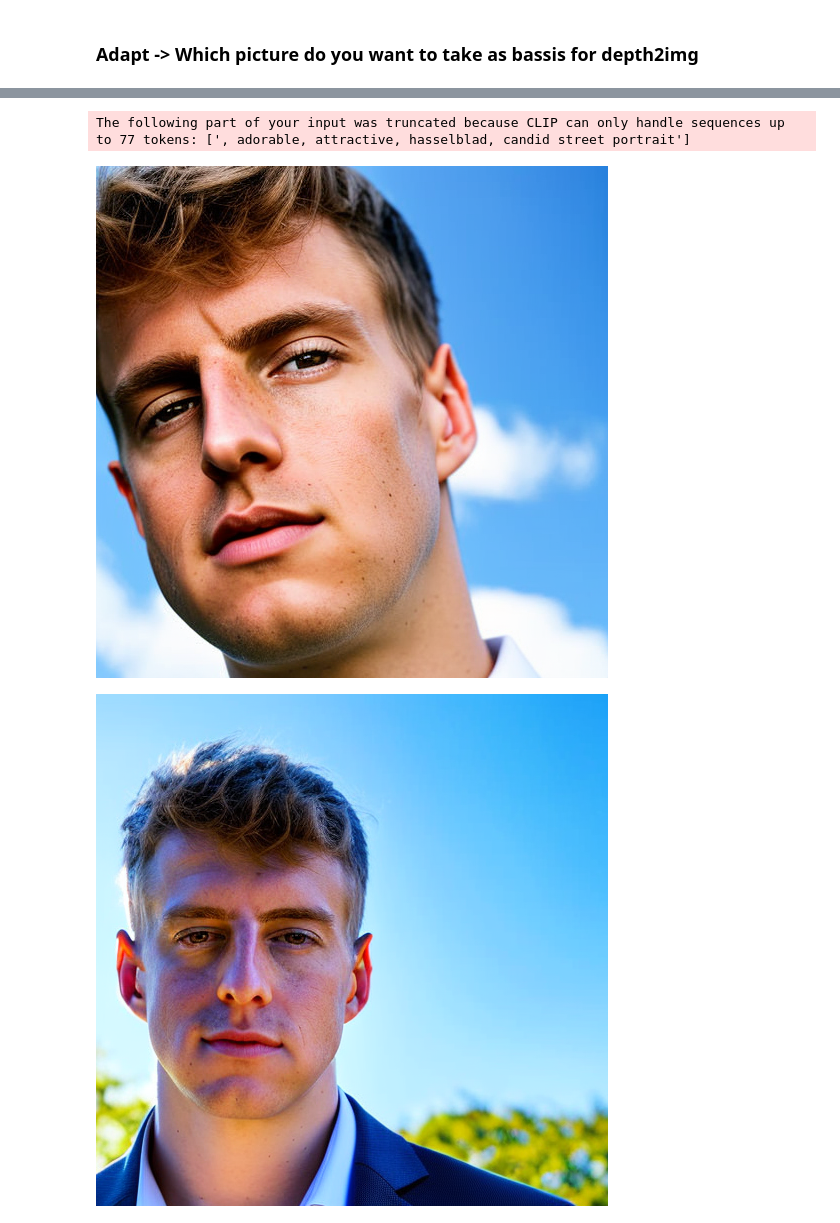
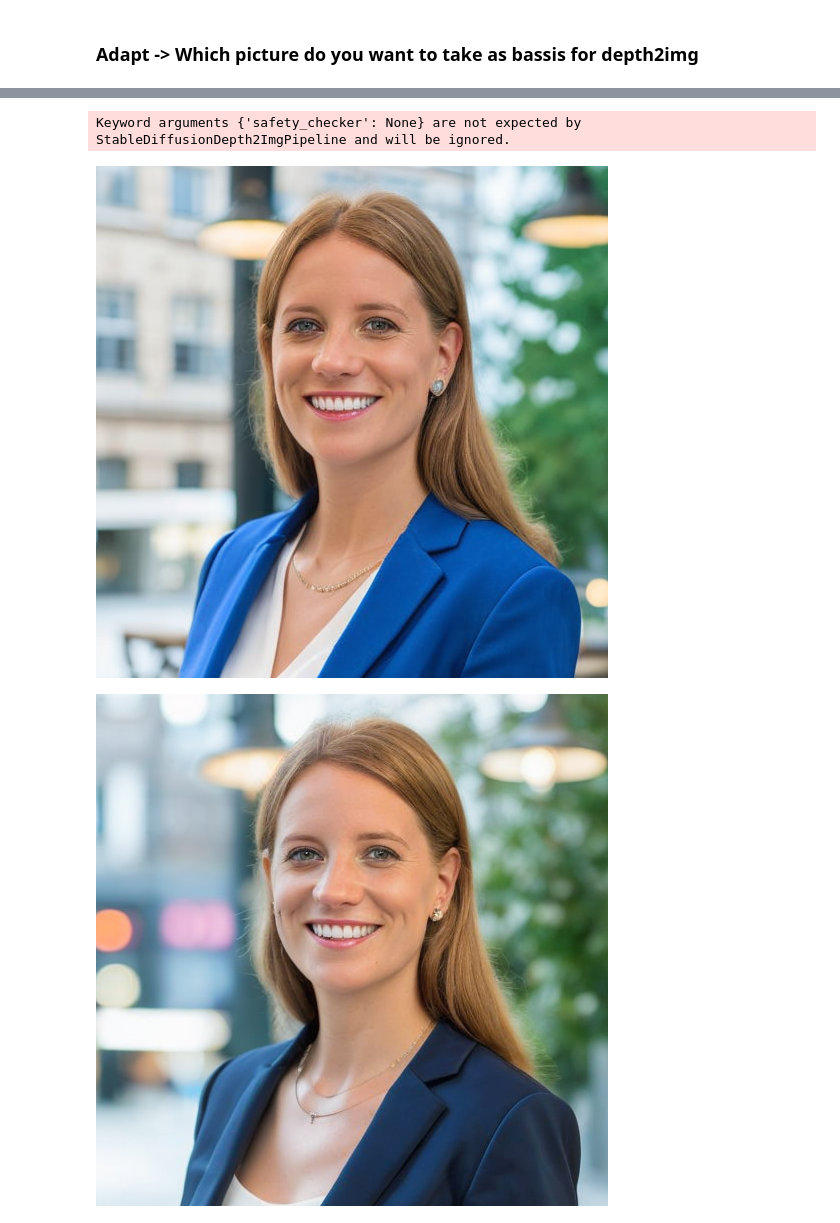
Before and after one commit to Jan-Oliver/profaile-pic-dev, a Jupyter notebook: Inference_Depth2Img.ipynb, the cells around one changed output, grey strips where cells are left out. Saved outputs shown, nothing was run; the diff lists cells and outputs as text; code cells hidden in the pictures.

Commit message:
add upscaling and adapt Depth2Img script.

```diff
--- a/Inference_Depth2Img.ipynb
+++ b/Inference_Depth2Img.ipynb
@@ -140,7 +139,7 @@ def run_and_log_pipeline(pipe, strength, init_image, prompt, nprompt, guid_scale
 import requests
 # Url of my slack profile
 url = "https://ca.slack-edge.com/TUTJQ5RNV-U02P1ET637V-7d91d73a4fd4-512"
-init_image = Image.open(requests.get(url, stream=True).raw)
+#init_image = Image.open(requests.get(url, stream=True).raw)
 # Or select a file in the /content/application_pictures/ folder
-#init_image = Image.open("/content/application_pictures/<implement_this>")
+init_image = Image.open("/content/application_pictures/1_frau_blond_26.jpg")
 display(init_image)
@@ -147,45 +148,45 @@ display(init_image)
+# %%
+import torch
+from torch import autocast
+from diffusers import StableDiffusionPipeline, DDIMScheduler, EulerDiscreteScheduler
+from IPython.display import display
+
+
+MODEL_NAME = "/content/finetuned_model_checkpoint"
+
+scheduler_euler = EulerDiscreteScheduler.from_pretrained(MODEL_NAME, subfolder="scheduler")
+scheduler_ddim = DDIMScheduler.from_pretrained(MODEL_NAME,subfolder="scheduler")
+
+# First for Euler
+if PRECISION == "fp16":
+  pipe = StableDiffusionDepth2ImgPipeline.from_pretrained(MODEL_NAME, scheduler=scheduler_ddim, safety_checker=None, torch_dtype=torch.float16).to("cuda")
+else:
+  pipe = StableDiffusionDepth2ImgPipeline.from_pretrained(MODEL_NAME, scheduler=scheduler_ddim, safety_checker=None, torch_dtype=torch.float32).to("cuda")
+# %% [output]
+Keyword arguments {'safety_checker': None} are not expected by StableDiffusionDepth2ImgPipeline and will be ignored.
 # %%
-import torch
-from torch import autocast
-from diffusers import StableDiffusionPipeline, DDIMScheduler, EulerDiscreteScheduler
-from IPython.display import display
-
-
-MODEL_NAME = "/content/finetuned_model_checkpoint"
-
-scheduler_euler = EulerDiscreteScheduler.from_pretrained(MODEL_NAME, subfolder="scheduler")
-scheduler_ddim = DDIMScheduler.from_pretrained(MODEL_NAME,subfolder="scheduler")
-
-# First for Euler
-if PRECISION == "fp16":
-  pipe = StableDiffusionDepth2ImgPipeline.from_pretrained(MODEL_NAME, scheduler=scheduler_euler, safety_checker=None, torch_dtype=torch.float16).to("cuda")
-else:
-  pipe = StableDiffusionDepth2ImgPipeline.from_pretrained(MODEL_NAME, scheduler=scheduler_euler, safety_checker=None, torch_dtype=torch.float32).to("cuda")
-
 # Then for DDIM
 g_cuda = torch.Generator(device='cuda').manual_seed(52362)
 
-prompt = "photo of face and shoulders of jseidenfuss man in a blue suit from the front, front view, closeup, centered frame, symmetric, studio lighting, clear and realistic face, uhd faces, pexels, 85mm, casual pose, 35mm film roll photo, hard light, detailed skin texture, masterpiece, sharp focus, pretty, lovely, adorable, attractive, hasselblad, candid street portrait"
-negative_prompt = "blender, ugly, multiple hands, bad anatomy, bad proportions, unrealistic, full body, cropped, lowres, poorly drawn face, out of frame, poorly drawn hands, double, blurred, disfigured, deformed, repetitive, black and white "
-guidance_scale = 7
+prompt = "Professional portrait photo of llisches woman in a Business Jacket, bokeh, studio lighting, HDR, UHD, 4K, 8k, 64K, highly detailed, portrait, 40mm lens, shallow depth of field, close up, studio lighting"
+negative_prompt = "blender, ugly, different eye color, multiple hands, bad anatomy, bad proportions, unrealistic, full body, cropped, lowres, poorly drawn face, out of frame, poorly drawn hands, double, blurred, disfigured, deformed, repetitive, black and white"
+guidance_scale = 6
 num_inference_steps = 70
 height = 512
 width = 512
 strength = 0.825
 
 images = run_and_log_pipeline(pipe,
                               strength,
                               init_image,
                               prompt,
                               negative_prompt,
                               guidance_scale,
                               num_inference_steps,
                               height,
                               width)
 for image in images:
   display(image)
-del pipe
 # %% [output]
-The following part of your input was truncated because CLIP can only handle sequences up to 77 tokens: [', adorable, attractive, hasselblad, candid street portrait']
-[figure, old version]
+[figure, new version]
-[figure, old version]
+[figure, new version]
```
Also changed, not shown: parts of 13 cells of this notebook, 1 other file.
